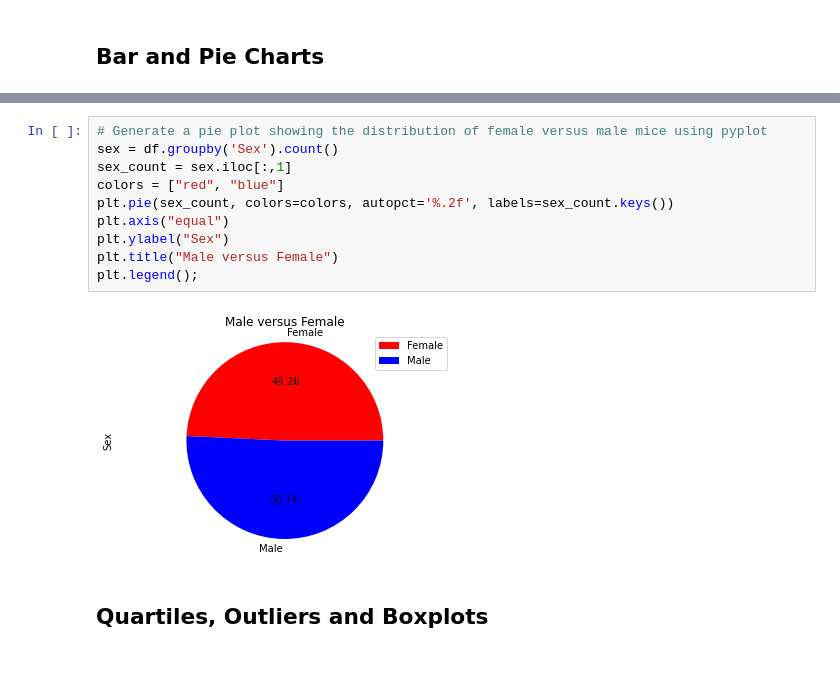
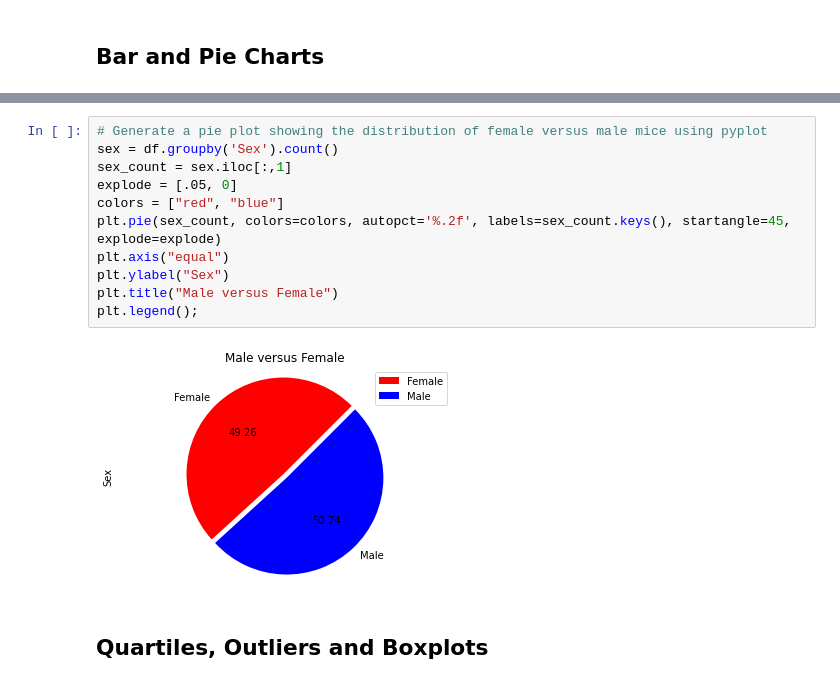
Before and after one commit to kpellas/MATPLOTLIB-Challenge, a Jupyter notebook: pymaceuticals.ipynb, the cells around one changed output, grey strips where cells are left out. Saved outputs shown, nothing was run; the diff lists cells and outputs as text.

```diff
--- a/pymaceuticals.ipynb
+++ b/pymaceuticals.ipynb
@@ -165,14 +184,15 @@ sex_count.plot(kind="pie", y='Mouse ID', autopct='%.2f', colors=colors, ylabel =
 # %%
 # Generate a pie plot showing the distribution of female versus male mice using pyplot
 sex = df.groupby('Sex').count()
 sex_count = sex.iloc[:,1]
+explode = [.05, 0]
 colors = ["red", "blue"]
-plt.pie(sex_count, colors=colors, autopct='%.2f', labels=sex_count.keys())
+plt.pie(sex_count, colors=colors, autopct='%.2f', labels=sex_count.keys(), startangle=45, explode=explode)
 plt.axis("equal")
 plt.ylabel("Sex")
 plt.title("Male versus Female")
 plt.legend();
 # %% [output]
-[figure, old version]
+[figure, new version]
 # %% [markdown]
 ## Quartiles, Outliers and Boxplots
```
Also changed, not shown: parts of 11 cells of this notebook.
